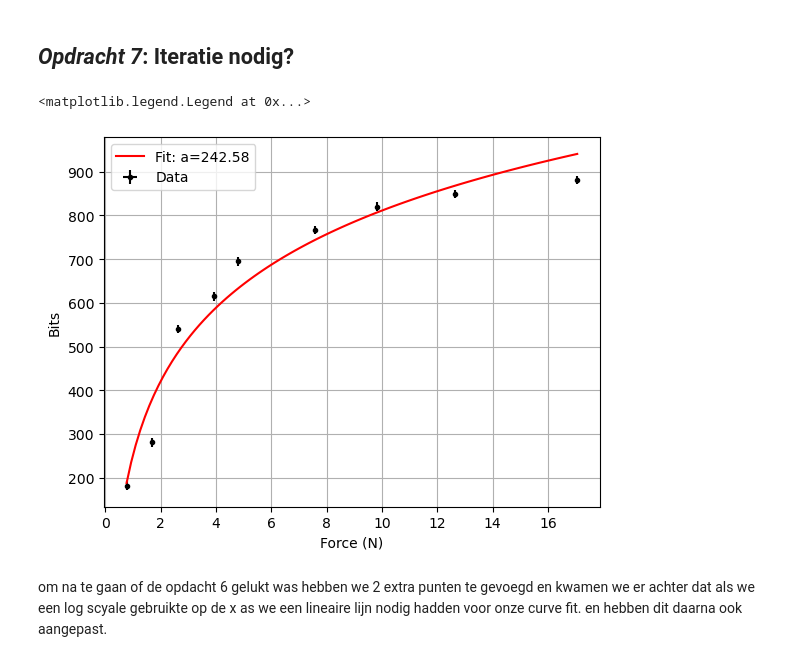
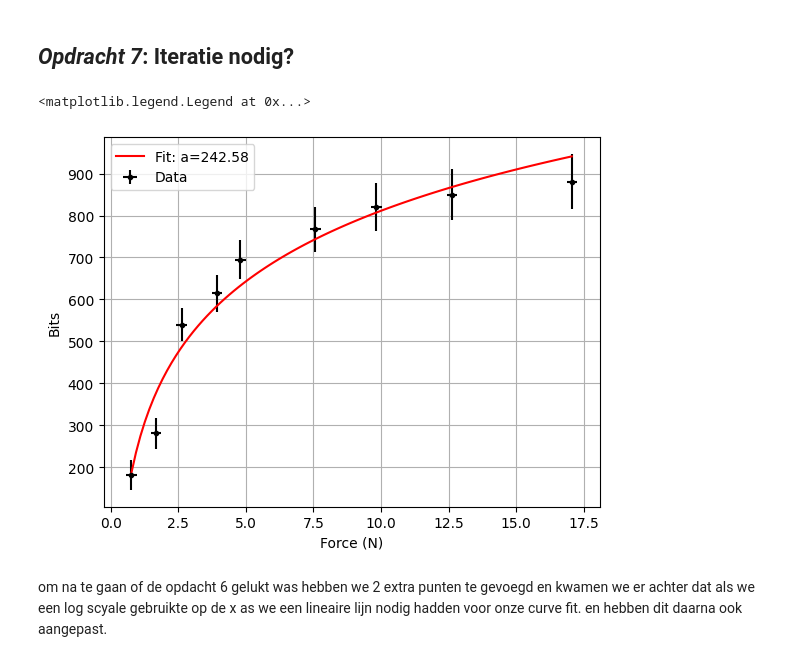
Before and after one commit to WouterAlejandro/opdrachten-DEF-D, a Jupyter notebook: FysiekeOntwerpopdrachten/1KalibreerEenSensorDigitaalAnaloog/DEFOntwerpopdracht1KalibreerEenSensorInvulTemplate.ipynb, the cells around one changed output. Drawn from its saved outputs; the diff is of its cells as text; code cells hidden in the pictures.

Commit message:
errorbar gefikst in opdracht 7 voor iteratie

```diff
--- a/FysiekeOntwerpopdrachten/1KalibreerEenSensorDigitaalAnaloog/DEFOntwerpopdracht1KalibreerEenSensorInvulTemplate.ipynb
+++ b/FysiekeOntwerpopdrachten/1KalibreerEenSensorDigitaalAnaloog/DEFOntwerpopdracht1KalibreerEenSensorInvulTemplate.ipynb
@@ -110,27 +110,33 @@ plt.legend()
 # %%
 # Plot hier de meting en fit een lijn door de metingen.
 # Maak gebruik van wat je geleerd hebt bij het practicum.
 def function(x, a, b):
     return a*np.log(x) + b
 
 popt,pcov = curve_fit(function, F, bits)
 
 a = popt[0]
 b = popt[1]
 
+u_a = np.sqrt(pcov[0][0])
+u_b = np.sqrt(pcov[1][1])
+
+#errorbar voor de bits op basis van gegevens uit curve fit
+u_bits_fit = np.sqrt((u_a*np.log(F))**2 + u_b**2)
+
 x_fit = np.linspace(min(F), max(F), 100)
 
 plt.figure()
-plt.errorbar(F, bits, xerr=u_F, yerr=u_bits, fmt='k.', label='Data')
+plt.errorbar(F, bits, xerr=u_F, yerr=u_bits_fit, fmt='k.', label='Data')
 plt.plot(x_fit, function(x_fit, *popt), 'r-', label=f'Fit: a={a:.2f}')
 plt.xlabel('Force (N)')
 
 plt.ylabel('Bits')
 plt.grid(True)
 plt.legend()
 # %% [output]
 <matplotlib.legend.Legend at 0x...>
-[figure, old version]
+[figure, new version]
 # %% [markdown]
 om na te gaan of de opdacht 6 gelukt was hebben we 2 extra punten te gevoegd en kwamen we er achter dat als we een log scyale gebruikte op de x as we een lineaire lijn nodig hadden voor onze curve fit. en hebben dit daarna ook aangepast.
 # %% [markdown]
```
